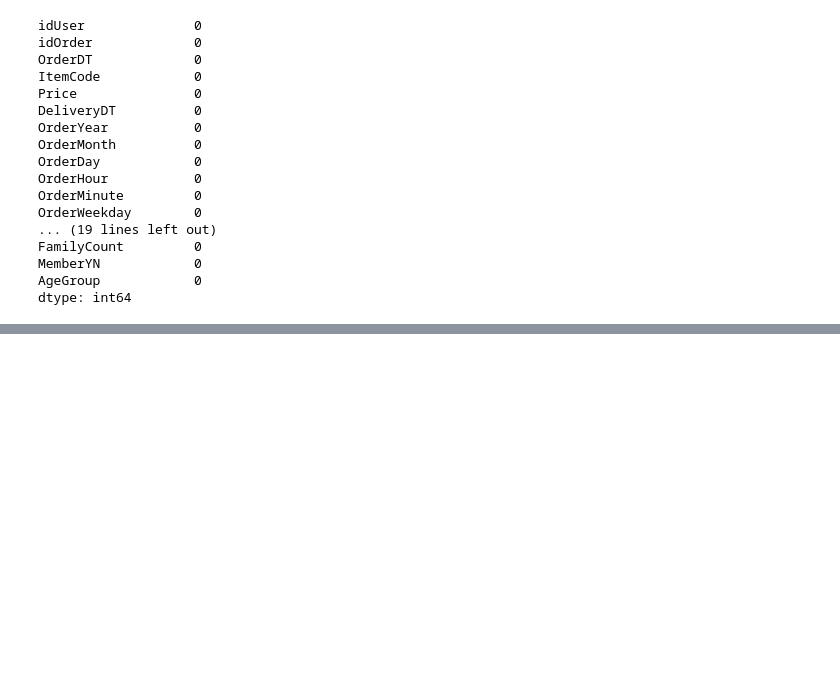
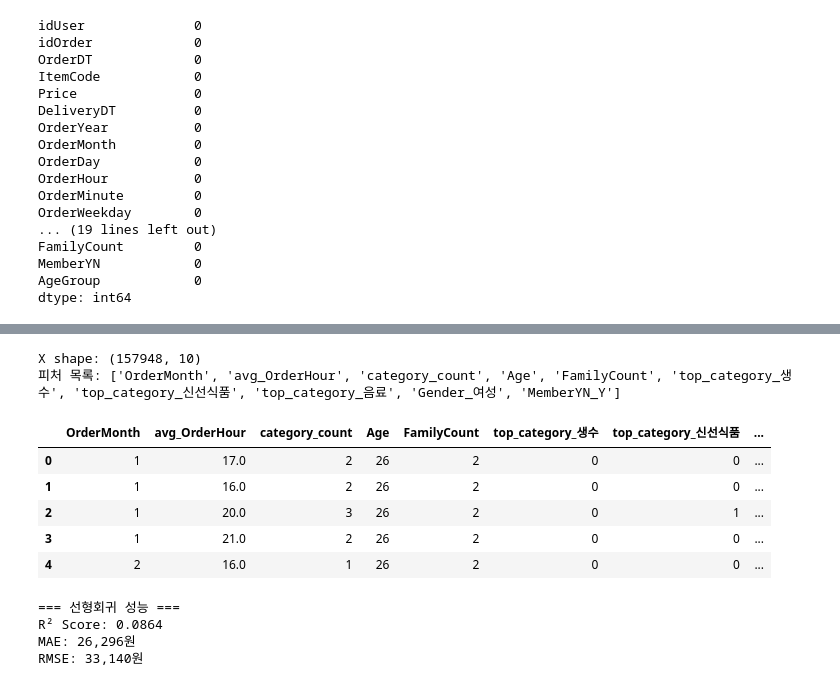
Before and after one commit to wjdwhddls/Bigdata, a Jupyter notebook: 모델개발.ipynb, the cells around one changed output, grey strips where cells are left out. Saved outputs shown, nothing was run; the diff lists cells and outputs as text; code cells hidden in the pictures; blank space fills up the shorter version.

```diff
--- a/모델개발.ipynb
+++ b/모델개발.ipynb
@@ -217,0 +157,49 @@ df_model 처음 10행:
+# %%
+# === 모델링 준비 ===
+
+# 1. 범주형 변수 인코딩
+df_model = df_weekly.drop(columns=['idUser', 'year_week'])
+df_model = pd.get_dummies(df_model, columns=['top_category', 'Gender', 'MemberYN'], drop_first=True , dtype=int)
+
+# 2. X, y 분리
+y = df_model['weekly_avg_order_value']
+X = df_model.drop(columns=['weekly_avg_order_value'])
+
+print(f"X shape: {X.shape}")
+print(f"피처 목록: {X.columns.tolist()}")
+X.head()
+# %% [output]
+X shape: (157948, 10)
+피처 목록: ['OrderMonth', 'avg_OrderHour', 'category_count', 'Age', 'FamilyCount', 'top_category_생수', 'top_category_신선식품', 'top_category_음료', 'Gender_여성', 'MemberYN_Y']
+|  | OrderMonth | avg_OrderHour | category_count | Age | FamilyCount | top_category_생수 | top_category_신선식품 | ... |
+| 0 | 1 | 17.0 | 2 | 26 | 2 | 0 | 0 | ... |
+| 1 | 1 | 16.0 | 2 | 26 | 2 | 0 | 0 | ... |
+| 2 | 1 | 20.0 | 3 | 26 | 2 | 0 | 1 | ... |
+| 3 | 1 | 21.0 | 2 | 26 | 2 | 0 | 0 | ... |
+| 4 | 2 | 16.0 | 1 | 26 | 2 | 0 | 0 | ... |
+# %%
+# === 선형회귀 모델 ===
+
+# 1. Train/Test 분리
+X_train, X_test, y_train, y_test = train_test_split(X, y, test_size=0.3, random_state=1234)
+
+# 2. 스케일링
+scaler = StandardScaler()
+X_train_scaled = scaler.fit_transform(X_train)
+X_test_scaled = scaler.transform(X_test)
+
+# 3. 선형회귀 학습
+lr = LinearRegression()
+lr.fit(X_train_scaled, y_train)
+
+# 4. 예측 및 평가
+y_pred = lr.predict(X_test_scaled)
+print("=== 선형회귀 성능 ===")
+print(f"R² Score: {r2_score(y_test, y_pred):.4f}")
+print(f"MAE: {mean_absolute_error(y_test, y_pred):,.0f}원")
+print(f"RMSE: {np.sqrt(mean_squared_error(y_test, y_pred)):,.0f}원")
+# %% [output]
+=== 선형회귀 성능 ===
+R² Score: 0.0864
+MAE: 26,296원
+RMSE: 33,140원
```
Also changed, not shown: parts of 20 cells of this notebook, 8 other files.
